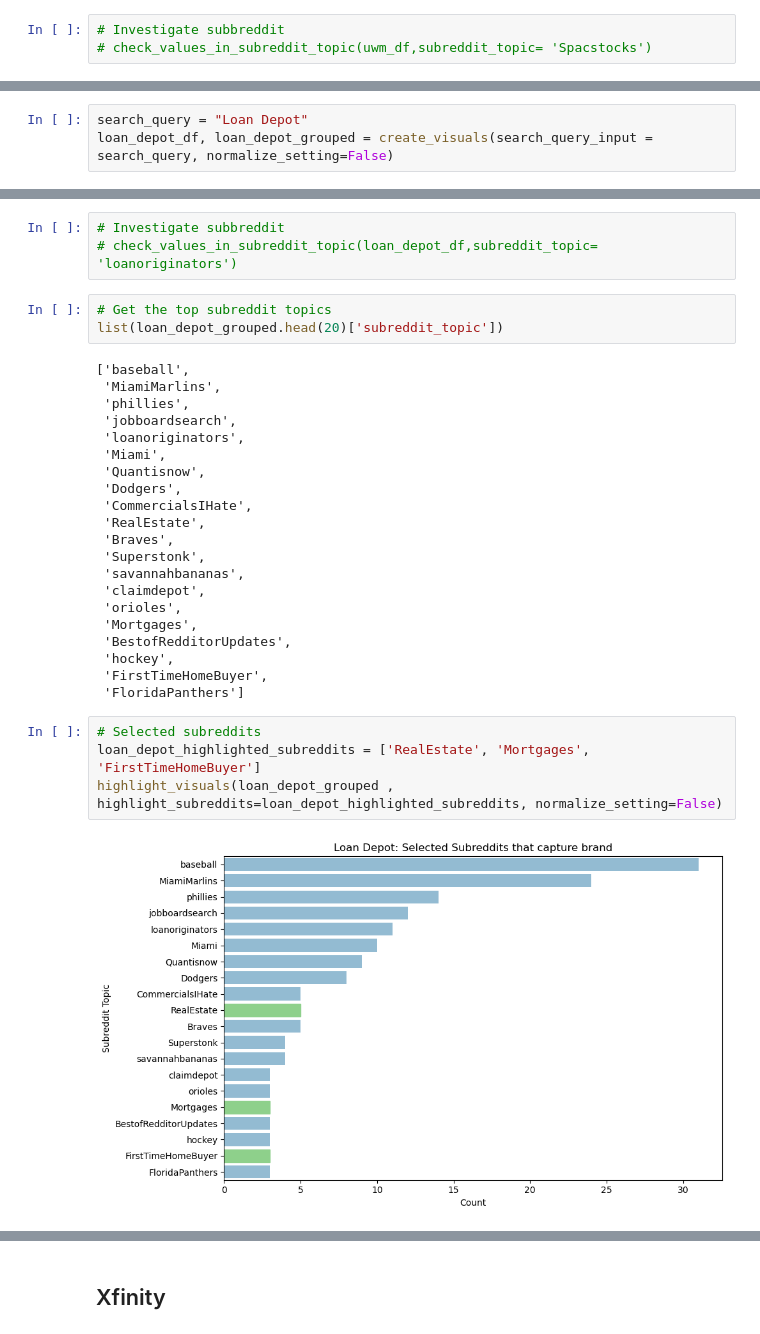
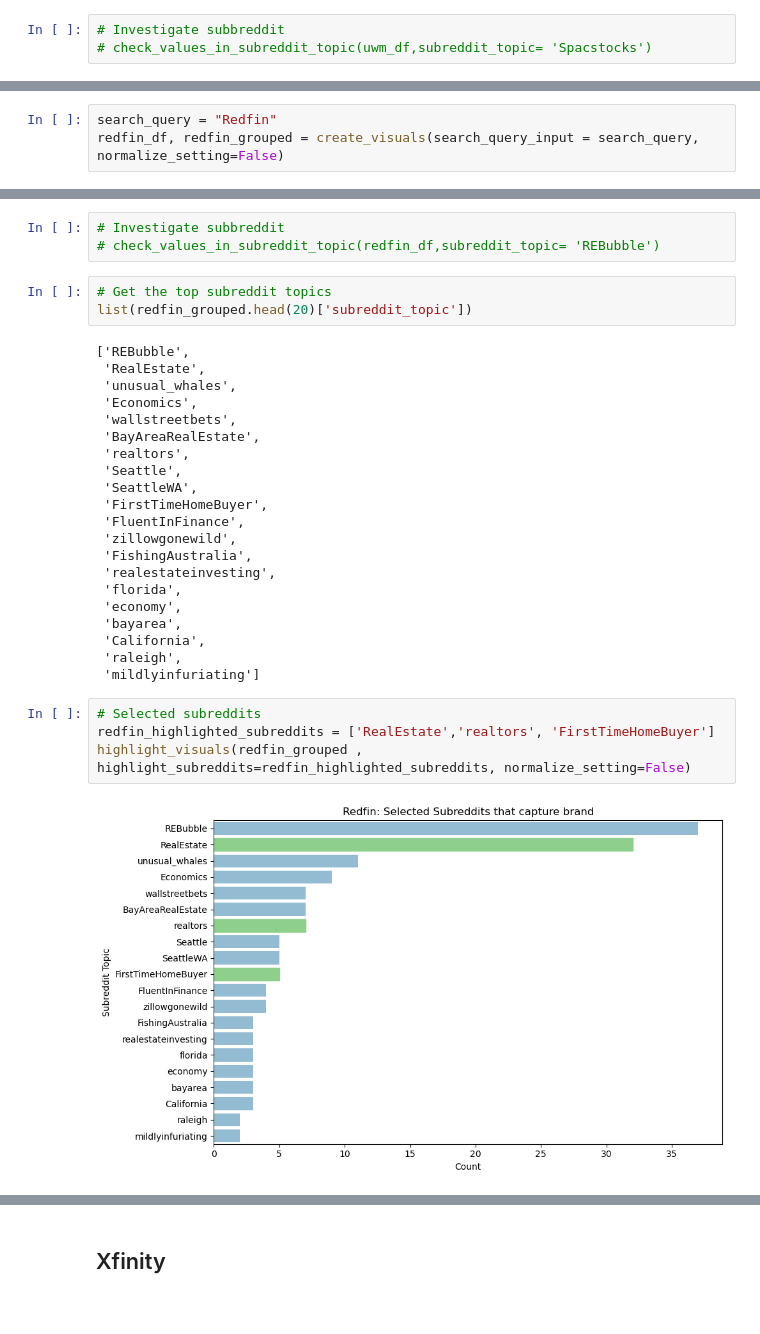
Before and after one commit to aserban13/SIADS699-Capstone, a Jupyter notebook: notebooks/0_data_collection/0_identify_subreddits_to_pull.ipynb, the cells around one changed output, grey strips where cells are left out. Drawn from its saved outputs; the diff is of its cells as text.

Commit message:
Added in redfin and zillow, and removed loan depot

```diff
--- a/notebooks/0_data_collection/0_identify_subreddits_to_pull.ipynb
+++ b/notebooks/0_data_collection/0_identify_subreddits_to_pull.ipynb
@@ -258,4 +258,4 @@ highlight_visuals(uwm_grouped , highlight_subreddits=uwm_highlighted_subreddits,
 # %%
-search_query = "Loan Depot"
-loan_depot_df, loan_depot_grouped = create_visuals(search_query_input = search_query, normalize_setting=False)
+search_query = "Redfin"
+redfin_df, redfin_grouped = create_visuals(search_query_input = search_query, normalize_setting=False)
 # %% [output]
@@ -264,33 +264,33 @@ Number of records: 230
 # %%
 # Investigate subbreddit
-# check_values_in_subreddit_topic(loan_depot_df,subreddit_topic= 'loanoriginators')
+# check_values_in_subreddit_topic(redfin_df,subreddit_topic= 'REBubble')
 # %%
 # Get the top subreddit topics
-list(loan_depot_grouped.head(20)['subreddit_topic'])
+list(redfin_grouped.head(20)['subreddit_topic'])
 # %% [output]
-['baseball',
- 'MiamiMarlins',
- 'phillies',
- 'jobboardsearch',
- 'loanoriginators',
- 'Miami',
- 'Quantisnow',
- 'Dodgers',
- 'CommercialsIHate',
+['REBubble',
  'RealEstate',
- 'Braves',
- 'Superstonk',
- 'savannahbananas',
- 'claimdepot',
- 'orioles',
- 'Mortgages',
- 'BestofRedditorUpdates',
- 'hockey',
+ 'unusual_whales',
+ 'Economics',
+ 'wallstreetbets',
+ 'BayAreaRealEstate',
+ 'realtors',
+ 'Seattle',
+ 'SeattleWA',
  'FirstTimeHomeBuyer',
- 'FloridaPanthers']
+ 'FluentInFinance',
+ 'zillowgonewild',
+ 'FishingAustralia',
+ 'realestateinvesting',
+ 'florida',
+ 'economy',
+ 'bayarea',
+ 'California',
+ 'raleigh',
+ 'mildlyinfuriating']
 # %%
 # Selected subreddits
-loan_depot_highlighted_subreddits = ['RealEstate', 'Mortgages', 'FirstTimeHomeBuyer']
-highlight_visuals(loan_depot_grouped , highlight_subreddits=loan_depot_highlighted_subreddits, normalize_setting=False)
+redfin_highlighted_subreddits = ['RealEstate','realtors', 'FirstTimeHomeBuyer']
+highlight_visuals(redfin_grouped , highlight_subreddits=redfin_highlighted_subreddits, normalize_setting=False)
 # %% [output]
-[figure, old version]
+[figure, new version]
```
Also changed, not shown: parts of 25 cells of this notebook, 13 other files.
